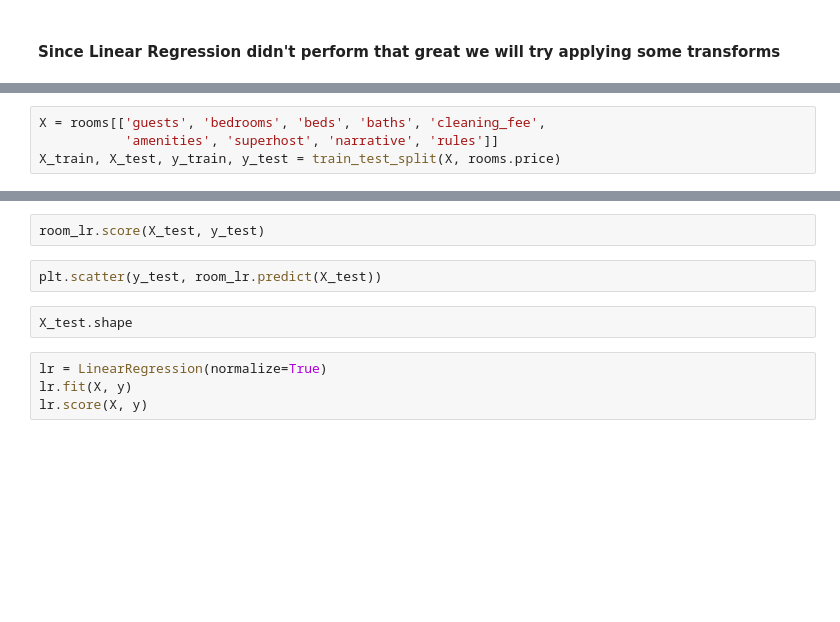
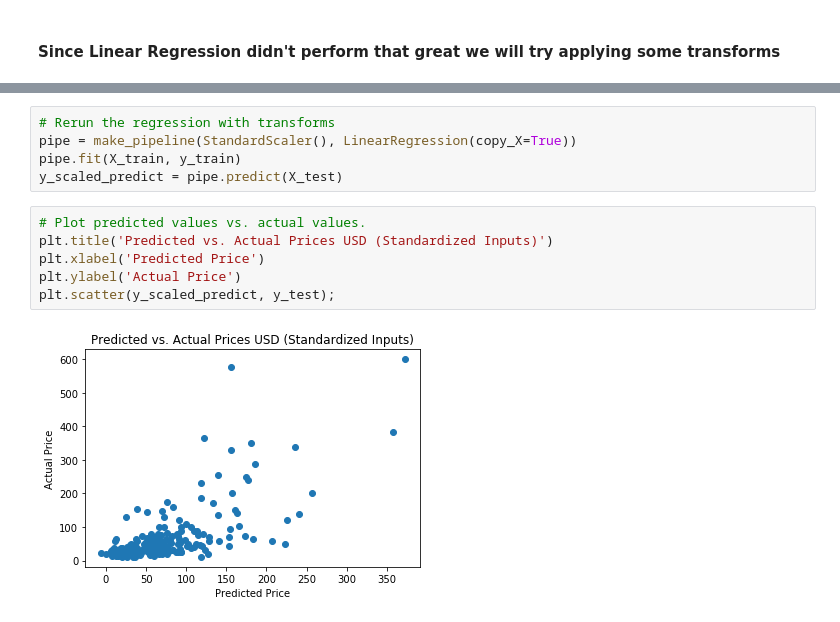
Before and after one commit to scottkds/metis_project2, a Jupyter notebook: notebooks/Linear_Regression_MVP.ipynb, the cells around one changed output, grey strips where cells are left out. Drawn from its saved outputs; the diff is of its cells as text; blank space fills up the shorter version.

```diff
--- a/notebooks/Linear_Regression_MVP.ipynb
+++ b/notebooks/Linear_Regression_MVP.ipynb
@@ -122,4 +80,0 @@ pipe = make_pipeline(StandardScaler(), LinearRegression())
-# %%
-X = rooms[['guests', 'bedrooms', 'beds', 'baths', 'cleaning_fee',
-           'amenities', 'superhost', 'narrative', 'rules']]
-X_train, X_test, y_train, y_test = train_test_split(X, rooms.price)
@@ -128,10 +81,13 @@ room_lr = pipe.fit(X_train, y_train)
-# %%
-room_lr.score(X_test, y_test)
-# %%
-plt.scatter(y_test, room_lr.predict(X_test))
-# %%
-X_test.shape
-# %%
-lr = LinearRegression(normalize=True)
-lr.fit(X, y)
-lr.score(X, y)
+# %%
+# Rerun the regression with transforms
+pipe = make_pipeline(StandardScaler(), LinearRegression(copy_X=True))
+pipe.fit(X_train, y_train)
+y_scaled_predict = pipe.predict(X_test)
+# %%
+# Plot predicted values vs. actual values.
+plt.title('Predicted vs. Actual Prices USD (Standardized Inputs)')
+plt.xlabel('Predicted Price')
+plt.ylabel('Actual Price')
+plt.scatter(y_scaled_predict, y_test);
+# %% [output]
+[figure, added]
```
Also changed, not shown: parts of 39 cells of this notebook, 2 other files.
